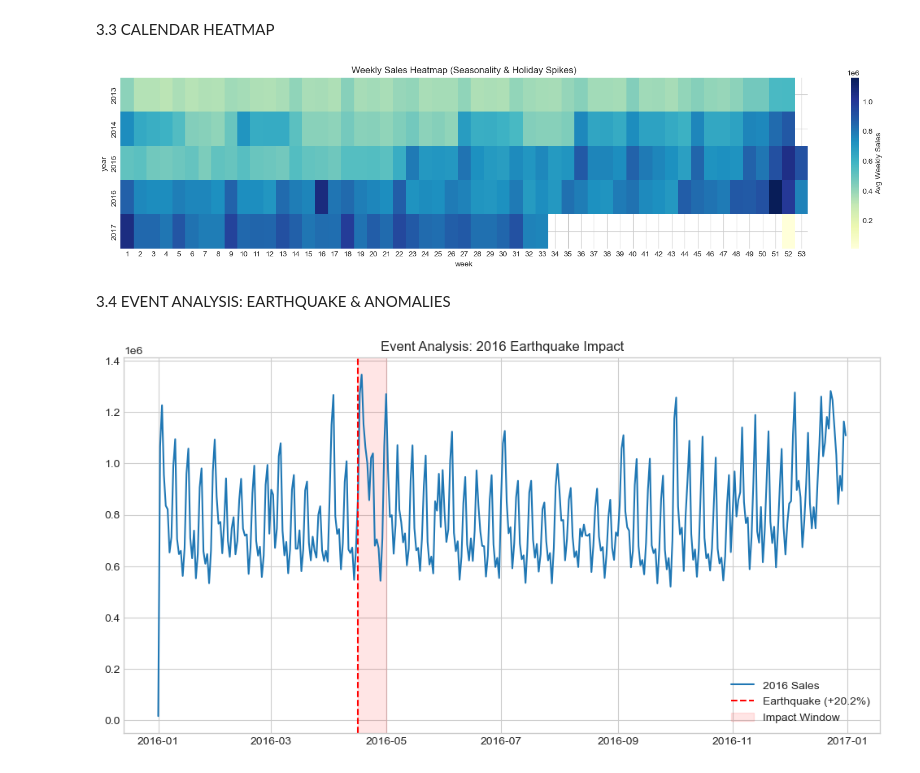
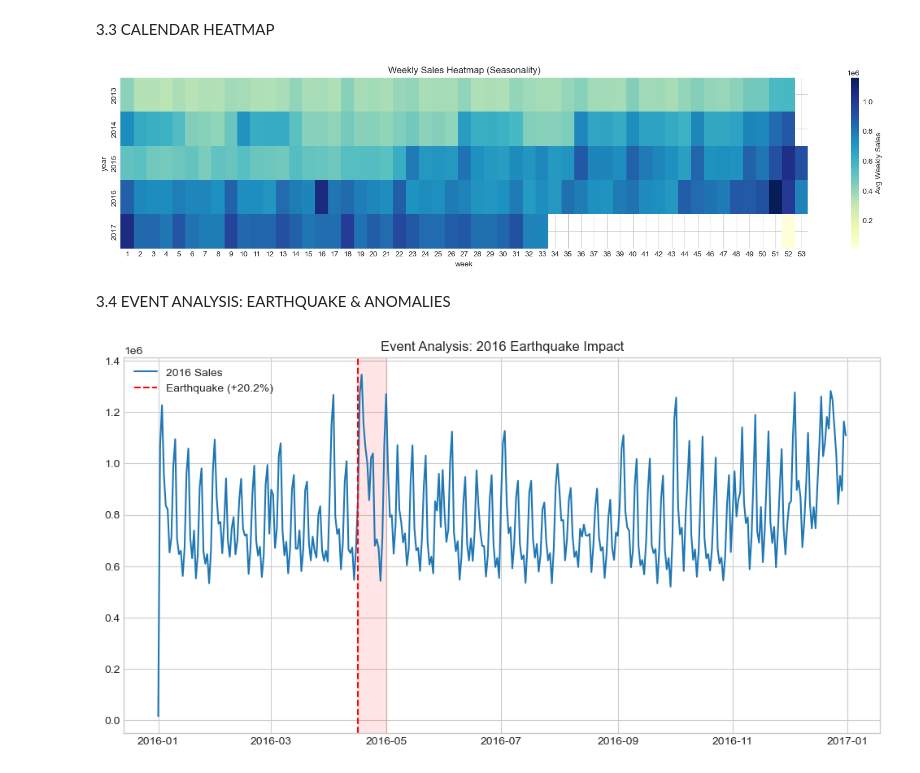
Before and after one commit to Thanh-dev-192006/Topic_13_Retail_Store_Sales_Time_Series, a Jupyter notebook: notebooks/03_eda_deep_dive/Hai_eda/oil_holidays_event.ipynb, the cells around one changed output. Cells and saved outputs as stored; diff of their text form; code cells hidden in the pictures.

```diff
--- a/notebooks/03_eda_deep_dive/Hai_eda/oil_holidays_event.ipynb
+++ b/notebooks/03_eda_deep_dive/Hai_eda/oil_holidays_event.ipynb
@@ -19,7 +21,7 @@ holidays = pd.read_csv("C:/Users/Acer/Downloads/holidays_events_cleaned.csv.csv"
 2.1 Oil Prices (Interpolate)
 # %%
 oil = oil.set_index("date").asfreq("D")
-oil["dcoilwtico"] = oil["dcoilwtico"].interpolate(method="linear", limit_direction="both")
+oil["dcoilwtico"] = oil["dcoilwtico"].interpolate(method="linear", limit_direction="both").ffill().bfill()
 oil = oil.reset_index()
 # %% [markdown]
 2.2 Holidays Clean Up & Categorization
@@ -43,8 +44,11 @@ holidays_unique = holidays.drop_duplicates(subset=['date'], keep='first')
 # %% [markdown]
 2.3 Main Merge
 # %%
+# Gom nhóm sales theo ngày (Tổng sales toàn quốc - Macro View)
 daily_sales = train.groupby("date")["sales"].sum().reset_index()
+
+# Merge Oil & Holidays
 df = daily_sales.merge(oil, on="date", how="left")
-df = df.merge(holidays_unique[['date', 'type', 'locale', 'description', 'transferred']],
+df = df.merge(holidays_unique[['date', 'type', 'locale', 'description']],
               on="date", how="left")
 # %% [markdown]
@@ -52,21 +56,29 @@ df = df.merge(holidays_unique[['date', 'type', 'locale', 'description', 'transfe
 # %%
-# Flag cơ bản
-df['is_holiday_event'] = (df['type'].notna()) & (df['transferred'] == False)
-df['holiday_category'] = df['type'].fillna('Normal')
+# Basic Flags
+df['holiday_type'] = df['type'].fillna('Normal Day')
 df['locale_category'] = df['locale'].fillna('None')
+df['is_holiday_event'] = df['type'].notna()
 
-# Flag Window (Before/During/After)
+# Flag Window (Before/During/After) - Vectorized approach (Tối ưu tốc độ)
 holiday_dates = df[df['is_holiday_event']]['date']
 df['period_type'] = 'Normal'
+
+# During
 df.loc[df['date'].isin(holiday_dates), 'period_type'] = 'During Holiday'
-# Before 2 days
-df.loc[df['date'].isin([d - pd.Timedelta(days=i) for d in holiday_dates for i in range(1, 3)]) & (df['period_type']=='Normal'), 'period_type'] = 'Before Holiday'
+
+# Before 2 days (Tạo mask để tránh loop)
+mask_before = df['date'].isin([d - pd.Timedelta(days=i) for d in holiday_dates for i in range(1, 3)])
+df.loc[mask_before & (df['period_type'] == 'Normal'), 'period_type'] = 'Before Holiday'
+
 # After 2 days
-df.loc[df['date'].isin([d + pd.Timedelta(days=i) for d in holiday_dates for i in range(1, 3)]) & (df['period_type']=='Normal'), 'period_type'] = 'After Holiday'
+mask_after = df['date'].isin([d + pd.Timedelta(days=i) for d in holiday_dates for i in range(1, 3)])
+df.loc[mask_after & (df['period_type'] == 'Normal'), 'period_type'] = 'After Holiday'
 
-# Flag Lag Oil
-for lag in [1, 7, 14, 30]:
+# Flag Lags (Thêm Lag 365 cực kỳ quan trọng)
+lags = [1, 7, 14, 30, 365]
+for lag in lags:
     df[f'oil_lag_{lag}'] = df['dcoilwtico'].shift(lag)
+    df[f'sales_lag_{lag}'] = df['sales'].shift(lag) # Lag cho cả sales để so sánh
 
 print("Data Preparation Completed.")
 # %% [output]
@@ -146,36 +156,30 @@ Passing `palette` without assigning `hue` is deprecated and will be removed in v
 # %%
 df['year'] = df['date'].dt.year
 df['week'] = df['date'].dt.isocalendar().week
-df['day_of_week'] = df['date'].dt.dayofweek
+pivot_sales = df.pivot_table(index='year', columns='week', values='sales', aggfunc='mean')
 
-# Vì vẽ lịch 4 năm khá lớn, ta vẽ heatmap dạng Grid
-pivot_sales = df.pivot_table(index='year', columns='week', values='sales', aggfunc='mean')
 plt.figure(figsize=(20, 4))
 sns.heatmap(pivot_sales, cmap='YlGnBu', cbar_kws={'label': 'Avg Weekly Sales'})
-plt.title("Weekly Sales Heatmap (Seasonality & Holiday Spikes)")
+plt.title("Weekly Sales Heatmap (Seasonality)")
 plt.show()
 # %% [output]
-[figure, old version]
+[figure, new version]
 # %% [markdown]
 3.4 EVENT ANALYSIS: EARTHQUAKE & ANOMALIES
 # %%
 earthquake_date = pd.to_datetime("2016-04-16")
 window = 15
-
-# Tính toán impact
 before = df[(df['date'] < earthquake_date) & (df['date'] >= earthquake_date - pd.Timedelta(days=window))]['sales'].mean()
 after = df[(df['date'] > earthquake_date) & (df['date'] <= earthquake_date + pd.Timedelta(days=window))]['sales'].mean()
 growth = (after - before) / before * 100
 
 plt.figure(figsize=(12, 6))
-# Zoom vào 2016
 subset = df[(df['date'].dt.year == 2016)]
 plt.plot(subset['date'], subset['sales'], label='2016 Sales')
 plt.axvline(earthquake_date, color='red', linestyle='--', label=f'Earthquake (+{growth:.1f}%)')
-# Highlight vùng bị ảnh hưởng
-plt.axvspan(earthquake_date, earthquake_date + pd.Timedelta(days=window), color='red', alpha=0.1, label='Impact Window')
+plt.axvspan(earthquake_date, earthquake_date + pd.Timedelta(days=window), color='red', alpha=0.1)
 plt.title("Event Analysis: 2016 Earthquake Impact")
 plt.legend()
 plt.show()
 # %% [output]
-[figure, old version]
+[figure, new version]
```
Also changed, not shown: parts of 7 cells of this notebook, 1 other file.
